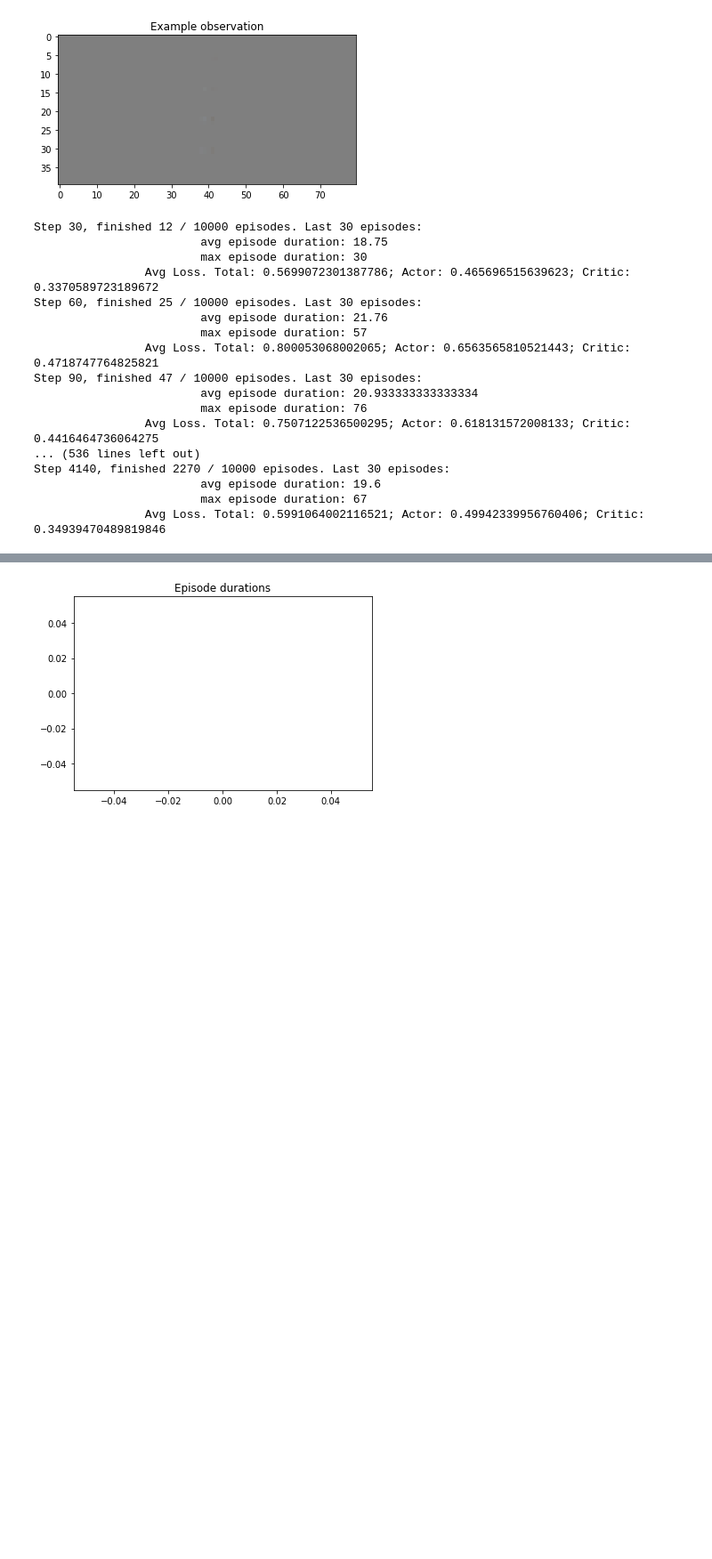
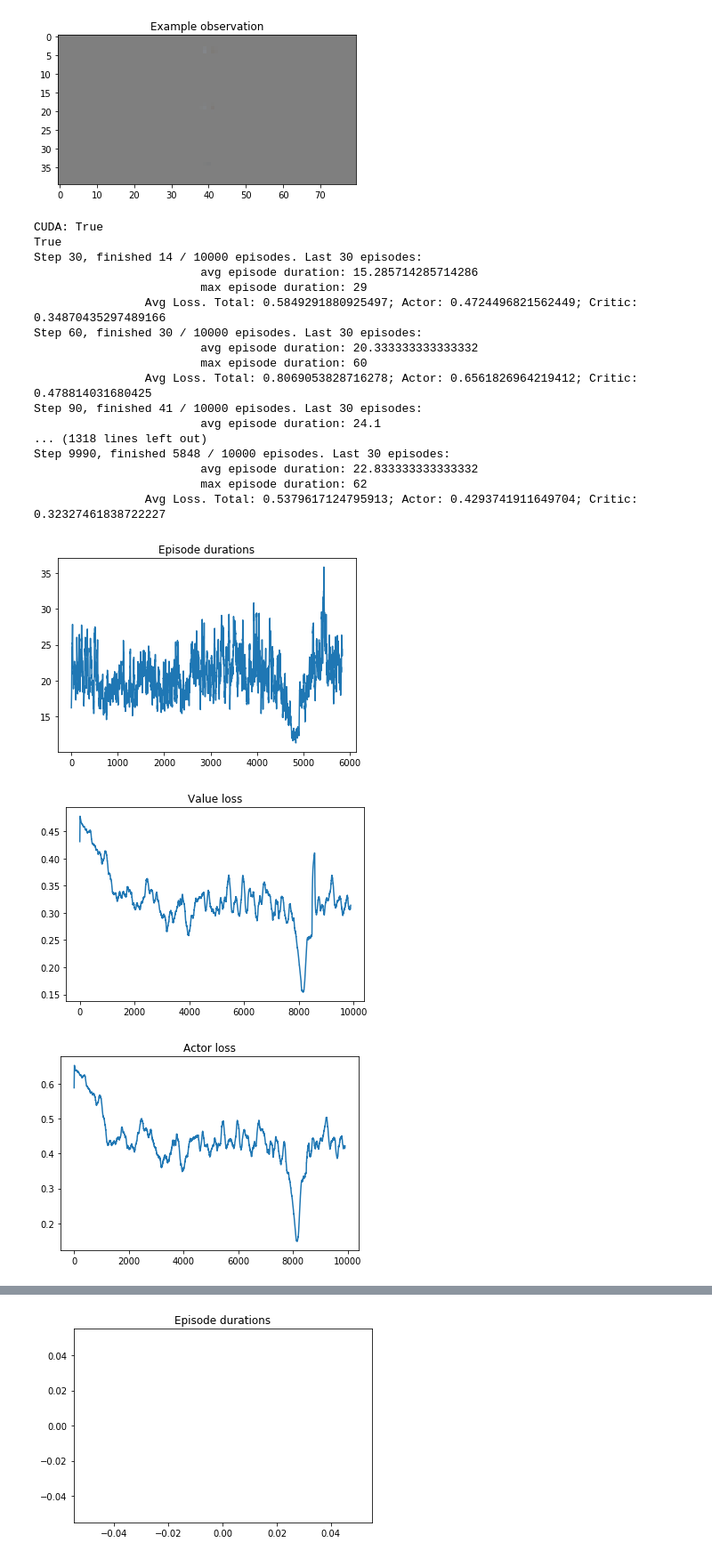
Before and after one commit to davide-belli/reinforcement-learning-labs-hws, a Jupyter notebook: lab2/lab2_gabriele.ipynb, the cells around one changed output, grey strips where cells are left out. Shown at 89% size. Cells and saved outputs as stored; diff of their text form; code cells hidden in the pictures; blank space fills up the shorter version.

```diff
--- a/lab2/lab2_gabriele.ipynb
+++ b/lab2/lab2_gabriele.ipynb
@@ -905,7 +890,7 @@ class QueueReplayMemory:
 
 
 def select_action(model, state):
-    log_p = model(state)
+    log_p = model(state.to(device=device))
     p = torch.exp(log_p)
 #     print(p.mean(0), p.var(dim=0))
     action = torch.multinomial(p, 1)
@@ -919,25 +904,25 @@ def select_action(model, state):
 
 def train_actor_critic(actor, critic, memory, optimizer, log_ps, state, reward, next_state, done, discount_factor):
 
-    batch = memory.sample(32)
+    batch = memory.sample(128)
 
     if batch is None or len(memory) < 128:
         return 0, 0, 0
 
     state, action, reward, next_state, done = batch
 
-    value = critic(state)
+    value = critic(state.to(device=device))
 
     # target = R + gamma * V(S')
-    dones = done.type(torch.FloatTensor).reshape(-1)
-    reward = reward.reshape(-1)
-    next_values = critic(next_state)
+    dones = done.type(torch.FloatTensor).to(device=device).reshape(-1)
+    reward = reward.reshape(-1).to(device=device)
+    next_values = critic(next_state.to(device=device))
     target = reward + discount_factor * next_values * (1 - dones)
 
     adv = target - value
-    value_loss = F.smooth_l1_loss(adv, torch.zeros_like(adv))
+    value_loss = F.smooth_l1_loss(adv, torch.zeros_like(adv).to(device=device))
 
-    log_ps = actor(state).gather(1, action.view(-1, 1)).view(-1)
+    log_ps = actor(state.to(device=device)).gather(1, action.view(-1, 1)).view(-1)
     actor_loss = -1 * (adv.detach() * log_ps).mean()
 
     # The loss is composed of the value_loss (for the critic) and the actor_loss
@@ -969,7 +954,7 @@ def run_episodes_actor_critic(actor, critic, envs, max_episodes, max_steps, disc
     current_episode_lengths = torch.zeros(len(envs), dtype=torch.int64)
     step_losses = []  # Keep track of losses for plotting
 
-    memory = QueueReplayMemory(200)
+    memory = QueueReplayMemory(500)
 
     LOG = 30
 
@@ -987,8 +972,8 @@ def run_episodes_actor_critic(actor, critic, envs, max_episodes, max_steps, disc
             memory.push(t)
 
         next_state = torch.cat(next_state)
-        reward = torch.tensor(reward, dtype=torch.float)
-        done = torch.tensor(done, dtype=torch.uint8)  # Boolean
+        reward = torch.tensor(reward, dtype=torch.float).to(device=device)
+        done = torch.tensor(done, dtype=torch.uint8).to(device=device)  # Boolean
         current_episode_lengths += 1
 
         losses = train_actor_critic(actor, critic, memory, optimizer, log_ps, state, reward, next_state, done, discount_factor)
@@ -1119,8 +1104,12 @@ def plot_trends(episode_durations, step_losses):
     plt.title('Actor loss')
     plt.show()
 
-policy = DeepPolicy()
-critic = DeepCritic()
+print("CUDA:", torch.cuda.is_available())
+device = "cuda:0"
+# device = "cpu"
+policy = DeepPolicy().to(device=device)
+critic = DeepCritic().to(device=device)
+print(next(policy.parameters()).is_cuda)
 filename = 'weights.pt'
 
 if os.path.isfile(filename):
@@ -1141,49 +1130,53 @@ else:
     lr_actor = 1e-4
     lr_critic = 1e-3
     seed = 42
 
     envs = [CartPoleRawEnv() for i in range(num_envs)]
 
     for i, env in enumerate(envs):
         env.seed(seed + i)
     torch.manual_seed(seed)
 
     try:
-        episode_durations, step_losses = run_episodes_actor_critic(policy, critic, envs, max_episodes, max_steps, discount_factor, lr_actor, lr_critic)
+        episode_durations, step_losses = run_episodes_actor_critic(policy.to(device=device), critic.to(device=device), envs, max_episodes, max_steps, discount_factor, lr_actor, lr_critic)
     except KeyboardInterrupt as err:
         for e in envs:
             e.close()
         raise err
 
     plot_trends(episode_durations, step_losses)
 
     print(f"Saving weights to {filename}")
     torch.save({
         # You can add more here if you need, e.g. critic
         'policy': policy.state_dict(),  # Always save weights rather than objects
         'critic': critic.state_dict(),  # Always save weights rather than objects
     },
     filename)
 
     plot_trends(episode_durations, step_losses)
 
+
 def bonus_get_action(x):
-    return policy(x).exp().multinomial(1)[:, 0]
+    return policy(x.to(device=device)).exp().multinomial(1)[:, 0]
 # %% [output]
-Step 30, finished 12 / 10000 episodes. Last 30 episodes:
-                        avg episode duration: 18.75
-                        max episode duration: 30
-                Avg Loss. Total: 0.5699072301387786; Actor: 0.465696515639623; Critic: 0.3370589723189672
-Step 60, finished 25 / 10000 episodes. Last 30 episodes:
-                        avg episode duration: 21.76
-                        max episode duration: 57
-                Avg Loss. Total: 0.800053068002065; Actor: 0.6563565810521443; Critic: 0.4718747764825821
-Step 90, finished 47 / 10000 episodes. Last 30 episodes:
-                        avg episode duration: 20.933333333333334
-                        max episode duration: 76
-                Avg Loss. Total: 0.7507122536500295; Actor: 0.618131572008133; Critic: 0.4416464736064275
-... (536 lines left out)
-Step 4140, finished 2270 / 10000 episodes. Last 30 episodes:
-                        avg episode duration: 19.6
-                        max episode duration: 67
-                Avg Loss. Total: 0.5991064002116521; Actor: 0.49942339956760406; Critic: 0.34939470489819846
+CUDA: True
+True
+Step 30, finished 14 / 10000 episodes. Last 30 episodes:
+                        avg episode duration: 15.285714285714286
+                        max episode duration: 29
+                Avg Loss. Total: 0.5849291880925497; Actor: 0.4724496821562449; Critic: 0.34870435297489166
+Step 60, finished 30 / 10000 episodes. Last 30 episodes:
+                        avg episode duration: 20.333333333333332
+                        max episode duration: 60
+                Avg Loss. Total: 0.8069053828716278; Actor: 0.6561826964219412; Critic: 0.478814031680425
+Step 90, finished 41 / 10000 episodes. Last 30 episodes:
+                        avg episode duration: 24.1
+... (1318 lines left out)
+Step 9990, finished 5848 / 10000 episodes. Last 30 episodes:
+                        avg episode duration: 22.833333333333332
+                        max episode duration: 62
+                Avg Loss. Total: 0.5379617124795913; Actor: 0.4293741911649704; Critic: 0.32327461838722227
+[figure, added]
+[figure, added]
+[figure, added]
```
Also changed, not shown: parts of 4 cells of this notebook.
